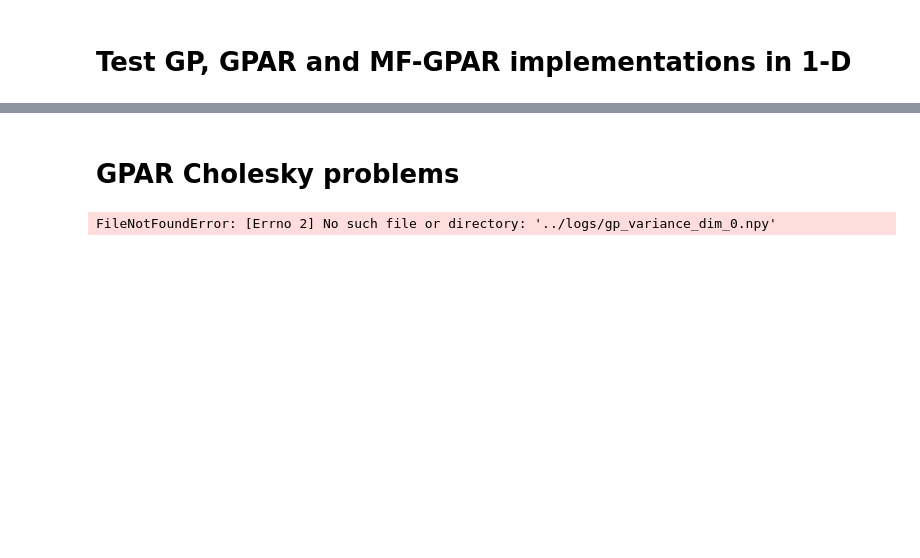
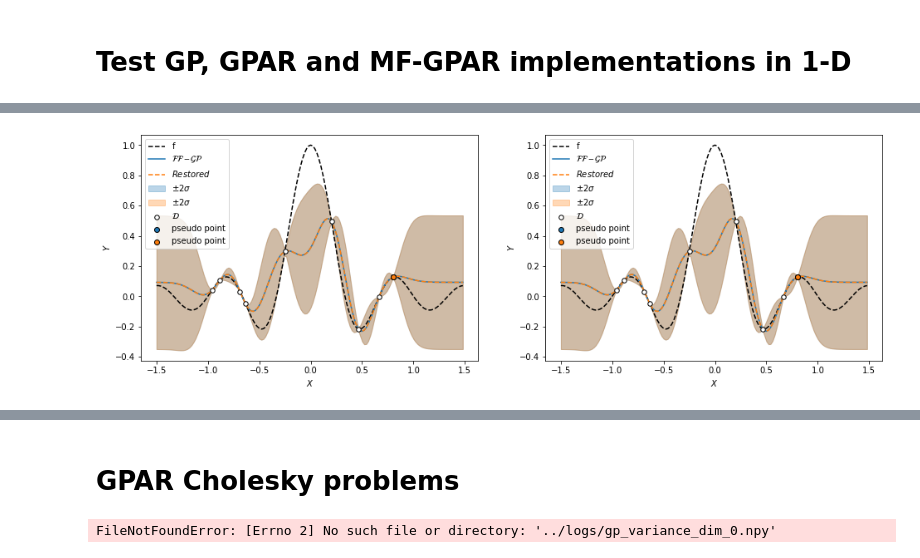
Before and after one commit to gncs/boa, a Jupyter notebook: notebooks/scratch.ipynb, the cells around one changed output, grey strips where cells are left out. Drawn from its saved outputs; the diff is of its cells as text; code cells hidden in the pictures; blank space fills up the shorter version.

```diff
--- a/notebooks/scratch.ipynb
+++ b/notebooks/scratch.ipynb
@@ -250,0 +260,72 @@ fig.show()
+# %%
+# Plot results
+fig, ax = plt.subplots(nrows=1, ncols=2, figsize=(16, 5))
+
+# Ground truth
+ax[0].plot(x_cont[:, 0], f(x_cont), color='black', linestyle='dashed', label='f', zorder=-1)
+
+# FF-GP predictions
+ax[0].plot(x_cont[:, 0], y_pred_ff_gp, color='C0', zorder=-1, label=r'$\mathcal{FF-GP}$')
+ax[0].fill_between(x_cont.T[0],
+                (y_pred_ff_gp + 2 * np.sqrt(var_pred_ff_gp)).T[0],
+                (y_pred_ff_gp - 2 * np.sqrt(var_pred_ff_gp)).T[0],
+                color='C0',
+                alpha=0.3,
+                zorder=-1,
+                label=r'$\pm2\sigma$')
+
+# Restored predictions
+ax[0].plot(x_cont[:, 0], y_pred_ff_gp_, color='C1', zorder=-1, label=r'$Restored$', linestyle='dashed')
+ax[0].fill_between(x_cont.T[0],
+                (y_pred_ff_gp_ + 2 * np.sqrt(var_pred_ff_gp_)).T[0],
+                (y_pred_ff_gp_ - 2 * np.sqrt(var_pred_ff_gp_)).T[0],
+                color='C1',
+                alpha=0.3,
+                zorder=-1,
+                label=r'$\pm2\sigma$')
+
+ax[0].scatter(x=x_train[:, 0], y=y_train[:, 0], s=30, c='white', edgecolors='black', label=r'$\mathcal{D}$')
+ax[0].scatter(x=pseudo_point[:, 0], y=ff_gp.predict(pseudo_point)[0][0], c='C0', edgecolors='black', label='pseudo point')
+ax[0].scatter(x=pseudo_point[:, 0], y=ff_gp_.predict(pseudo_point)[0][0], c='C1', edgecolors='black', label='pseudo point')
+
+ax[0].legend(loc='upper left')
+ax[0].set_xlabel('$X$')
+ax[0].set_ylabel('$Y$')
+
+# ------------------------------------------------------------------------------------
+# ------------------------------------------------------------------------------------
+
+# Ground truth
+ax[1].plot(x_cont[:, 0], f(x_cont), color='black', linestyle='dashed', label='f', zorder=-1)
+
+# FF-GP predictions
+ax[1].plot(x_cont[:, 0], y_pred_gpar, color='C0', zorder=-1, label=r'$\mathcal{FF-GP}$')
+ax[1].fill_between(x_cont.T[0],
+                (y_pred_gpar + 2 * np.sqrt(var_pred_gpar)).T[0],
+                (y_pred_gpar - 2 * np.sqrt(var_pred_gpar)).T[0],
+                color='C0',
+                alpha=0.3,
+                zorder=-1,
+                label=r'$\pm2\sigma$')
+
+# GPAR predictions
+ax[1].plot(x_cont[:, 0], y_pred_gpar_, color='C1', zorder=-1, label=r'$Restored$', linestyle='dashed')
+ax[1].fill_between(x_cont.T[0],
+                (y_pred_gpar_ + 2 * np.sqrt(var_pred_gpar_)).T[0],
+                (y_pred_gpar_ - 2 * np.sqrt(var_pred_gpar_)).T[0],
+                color='C1',
+                alpha=0.3,
+                zorder=-1,
+                label=r'$\pm2\sigma$')
+
+ax[1].scatter(x=x_train[:, 0], y=y_train[:, 0], s=30, c='white', edgecolors='black', label=r'$\mathcal{D}$')
+ax[1].scatter(x=pseudo_point[:, 0], y=gpar.predict(pseudo_point)[0][0], c='C0', edgecolors='black', label='pseudo point')
+ax[1].scatter(x=pseudo_point[:, 0], y=gpar_.predict(pseudo_point)[0][0], c='C1', edgecolors='black', label='pseudo point')
+
+ax[1].legend(loc='upper left')
+ax[1].set_xlabel('$X$')
+ax[1].set_ylabel('$Y$')
+
+fig.show()
+# %% [output]
+[figure, added]
```
Also changed, not shown: parts of 16 cells of this notebook, 12 other files.
